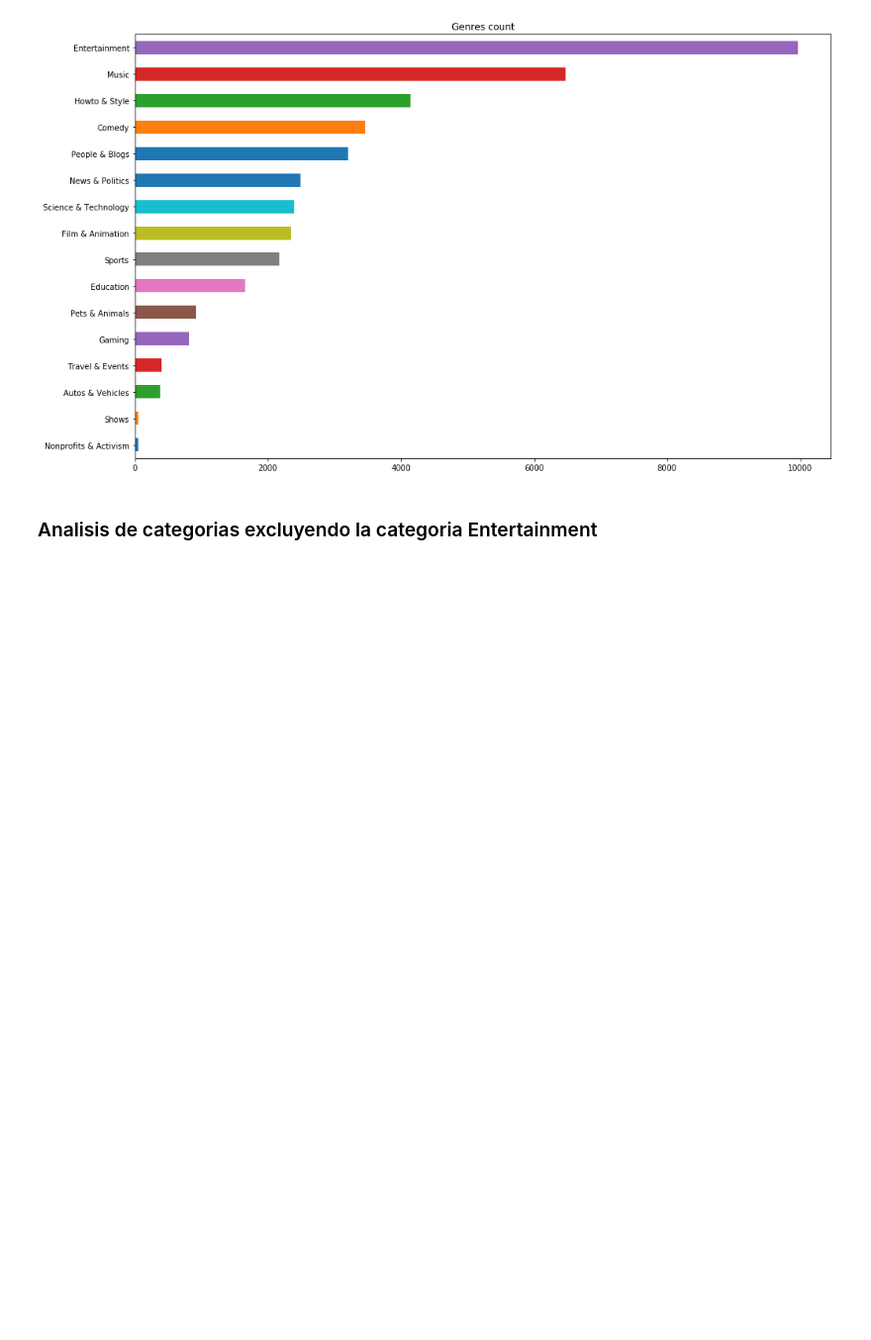
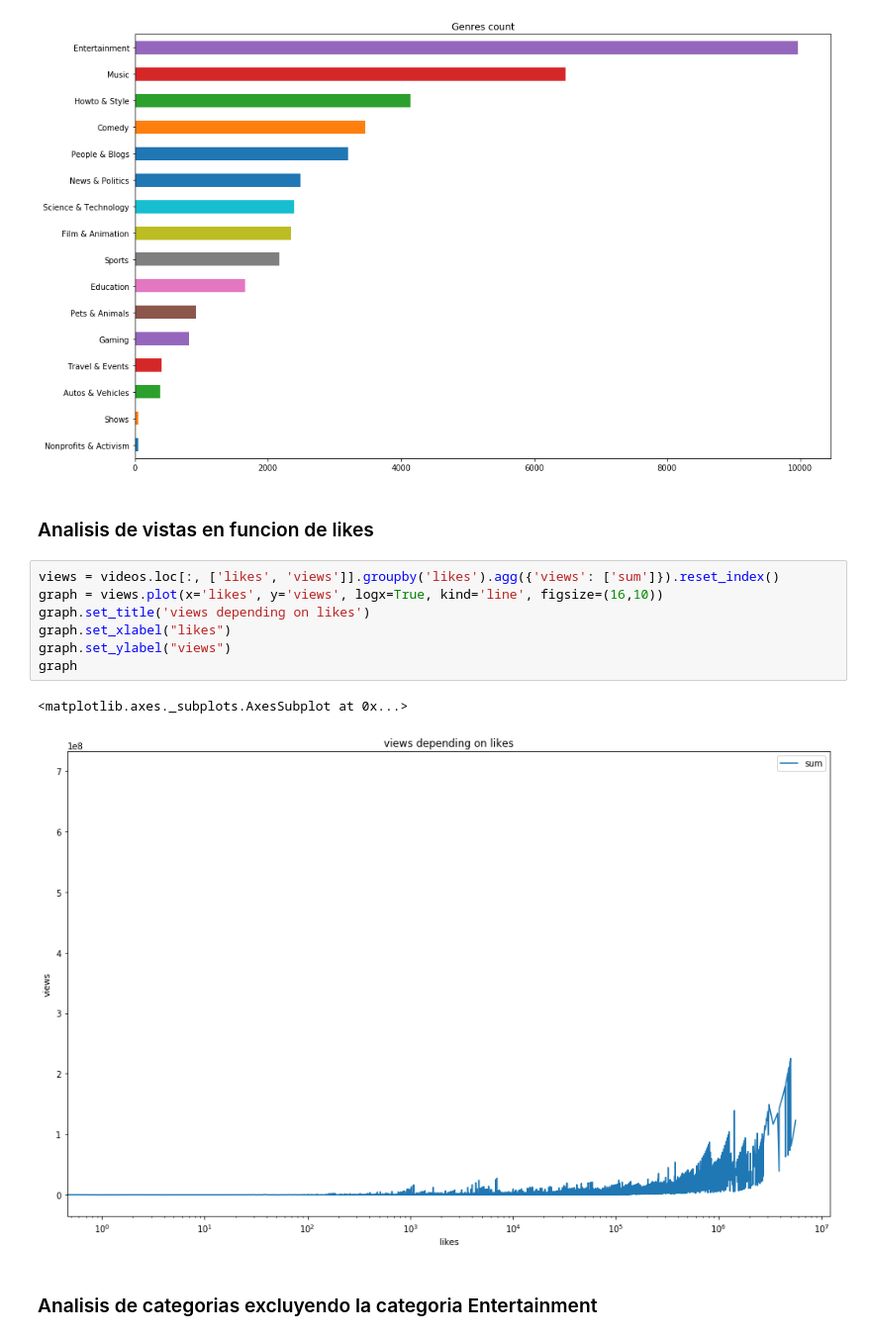
Before and after one commit to BlancoSebastianEzequiel/7750-TPFinal, a Jupyter notebook: src/analisis.ipynb, the cells around one changed output. Shown: that part at 99% size. Drawn from its saved outputs; the diff is of its cells as text; blank space fills up the shorter version.

```diff
--- a/src/analisis.ipynb
+++ b/src/analisis.ipynb
@@ -99,5 +137,17 @@ videos.categories.value_counts(ascending=True).plot(kind='barh', figsize=(16,10)
 # %% [output]
 Text(0.5,1,u'Genres count')
 [figure]
+# %% [markdown]
+### Analisis de vistas en funcion de likes
+# %%
+views = videos.loc[:, ['likes', 'views']].groupby('likes').agg({'views': ['sum']}).reset_index()
+graph = views.plot(x='likes', y='views', logx=True, kind='line', figsize=(16,10))
+graph.set_title('views depending on likes')
+graph.set_xlabel("likes")
+graph.set_ylabel("views")
+graph
+# %% [output]
+<matplotlib.axes._subplots.AxesSubplot at 0x...>
+[figure, added]
 # %% [markdown]
 ### Analisis de categorias excluyendo la categoria Entertainment
```
Also changed, not shown: parts of 5 cells of this notebook.
